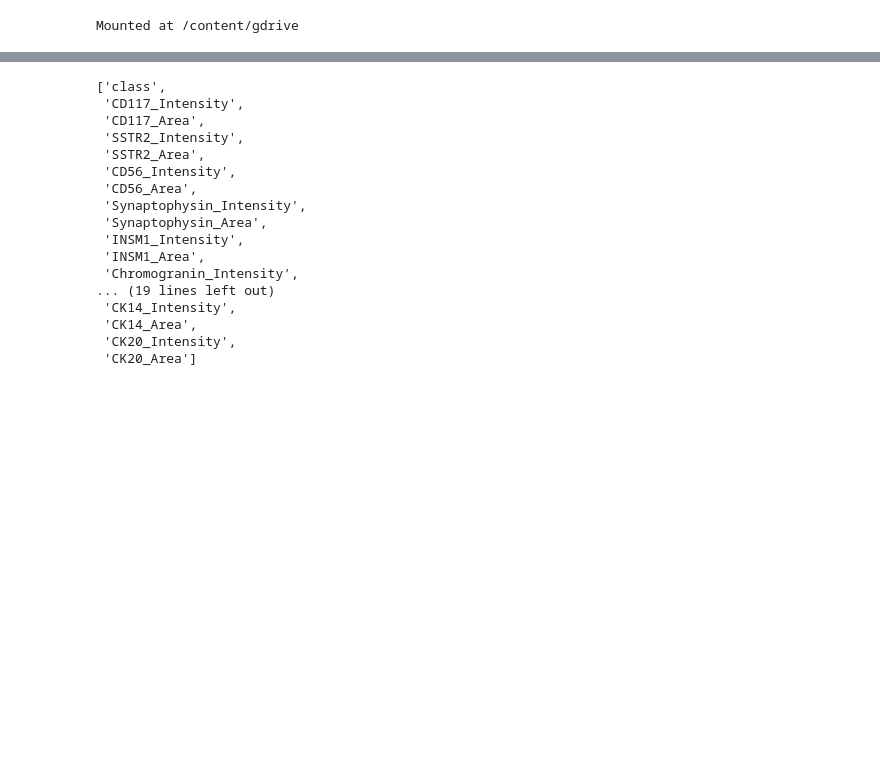
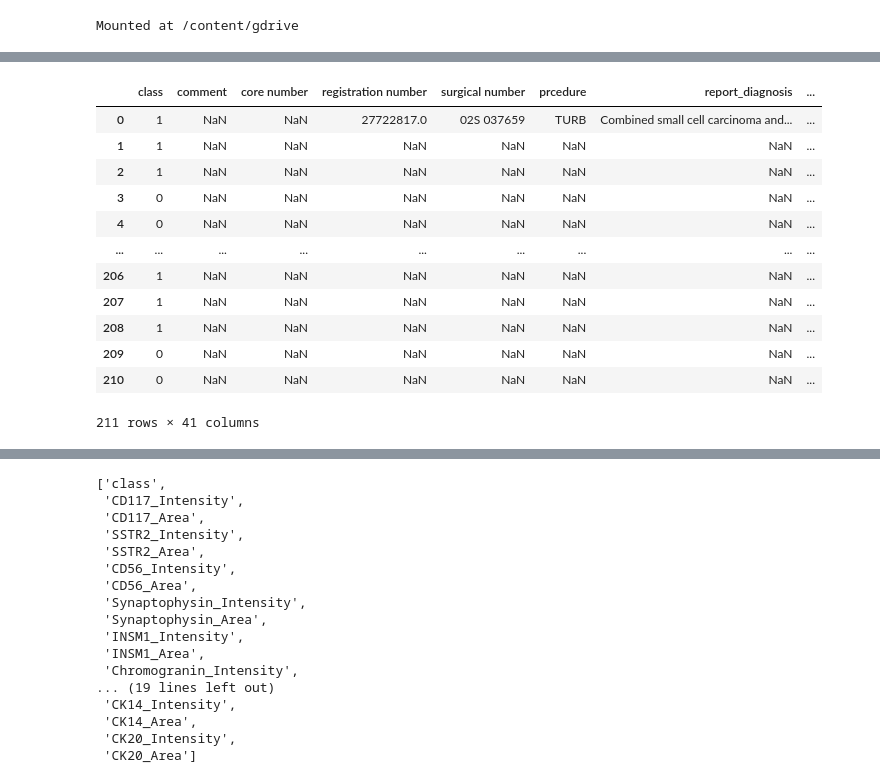
Before and after one commit to gowun/bio, a Jupyter notebook: final_editby_gowunjeong.ipynb, the cells around one changed output, grey strips where cells are left out. Cells and saved outputs as stored; diff of their text form; code cells hidden in the pictures; blank space fills up the shorter version.

```diff
--- a/final_editby_gowunjeong.ipynb
+++ b/final_editby_gowunjeong.ipynb
@@ -48,4 +48,5 @@ import matplotlib.pyplot as plt
 from dtreeviz.trees import *
 # %%
 #df = pd.read_excel(home_path + 'ORIGINAL_grade_only.xlsx')
-df = pd.read_excel(home_path + 'LATEST.xlsx')
+#df = pd.read_excel(home_path + 'LATEST.xlsx')
+df_ = pd.read_excel(home_path + 'NEC_DB_0321.xlsx')
@@ -51,0 +91,16 @@ df = pd.read_excel(home_path + 'LATEST.xlsx')
+# %%
+df_
+# %% [output]
+|  | class | comment | core number | registration number | surgical number | prcedure | report_diagnosis | ... |
+| 0 | 1 | NaN | NaN | 27722817.0 | 02S 037659 | TURB | Combined small cell carcinoma and... | ... |
+| 1 | 1 | NaN | NaN | NaN | NaN | NaN | NaN | ... |
+| 2 | 1 | NaN | NaN | NaN | NaN | NaN | NaN | ... |
+| 3 | 0 | NaN | NaN | NaN | NaN | NaN | NaN | ... |
+| 4 | 0 | NaN | NaN | NaN | NaN | NaN | NaN | ... |
+| ... | ... | ... | ... | ... | ... | ... | ... | ... |
+| 206 | 1 | NaN | NaN | NaN | NaN | NaN | NaN | ... |
+| 207 | 1 | NaN | NaN | NaN | NaN | NaN | NaN | ... |
+| 208 | 1 | NaN | NaN | NaN | NaN | NaN | NaN | ... |
+| 209 | 0 | NaN | NaN | NaN | NaN | NaN | NaN | ... |
+| 210 | 0 | NaN | NaN | NaN | NaN | NaN | NaN | ... |
+211 rows × 41 columns
```
Also changed, not shown: parts of 11 cells of this notebook.
